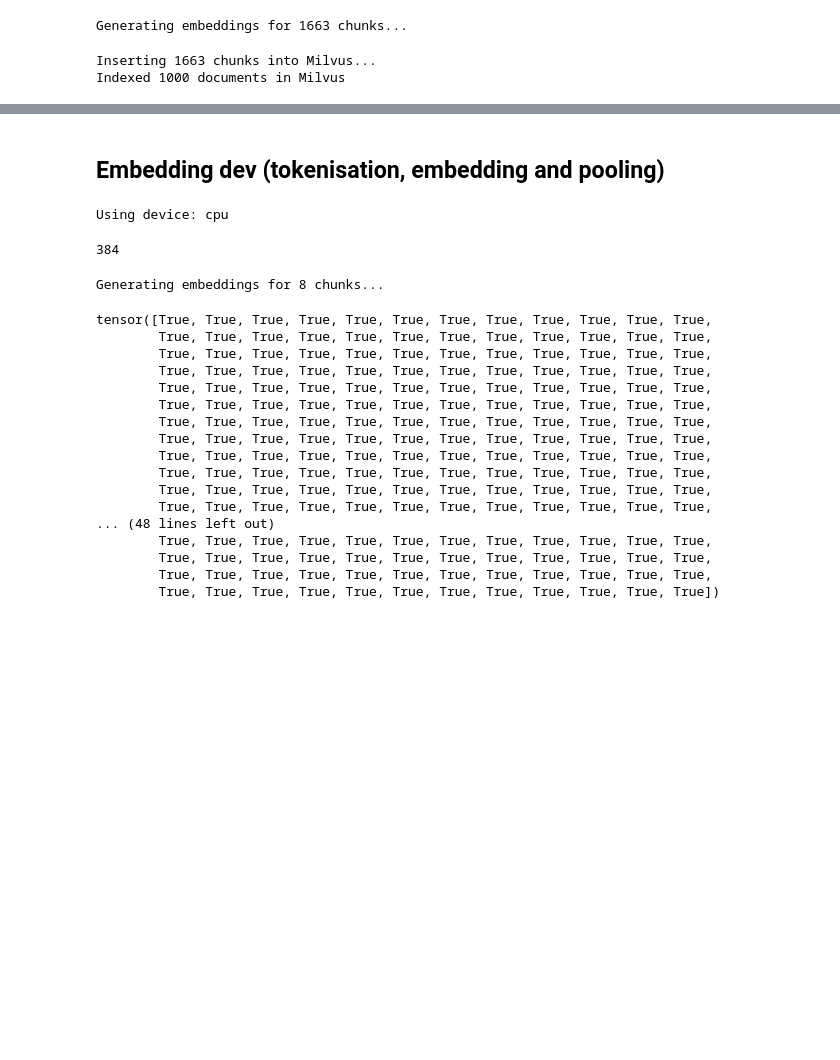
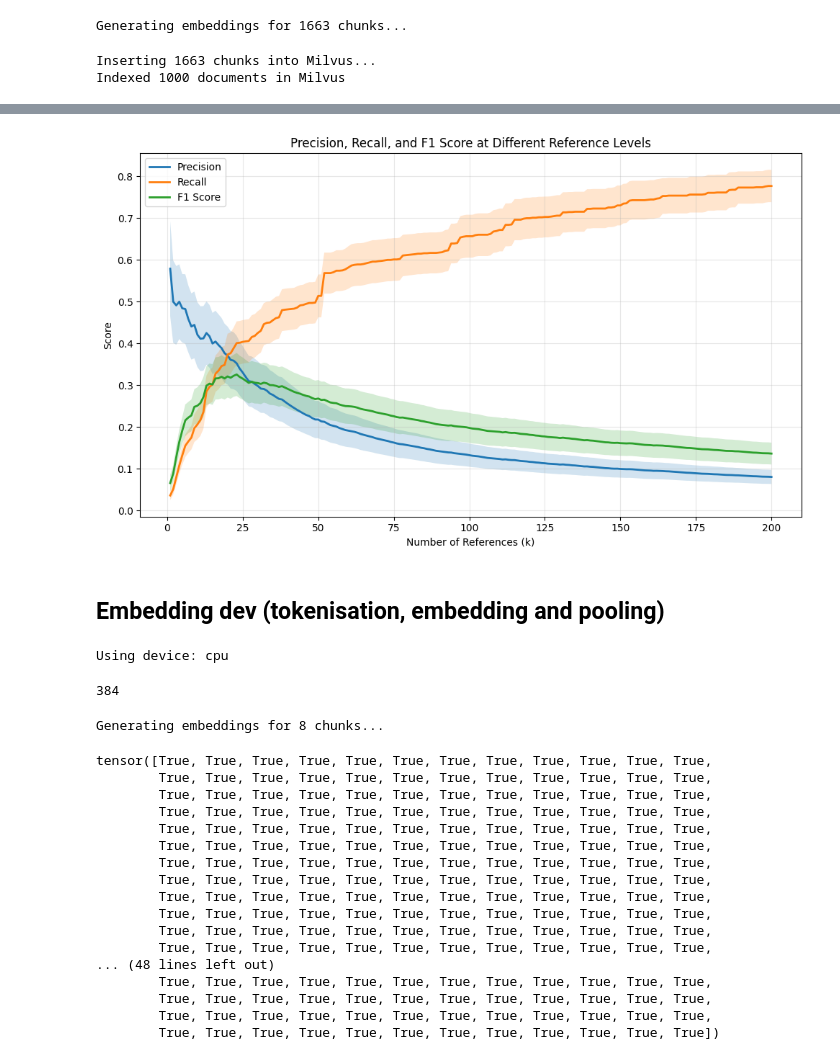
Before and after one commit to LuisCarretero/dsl-research-assistant, a Jupyter notebook: src/semantic_search/dev/embeddings.ipynb, the cells around one changed output, grey strips where cells are left out. Saved outputs shown, nothing was run; the diff lists cells and outputs as text; code cells hidden in the pictures; blank space fills up the shorter version.

```diff
--- a/src/semantic_search/dev/embeddings.ipynb
+++ b/src/semantic_search/dev/embeddings.ipynb
@@ -61,7 +70,14 @@ import pandas as pd
 first_n_papers = 20
 search_kwargs = {'search_type': 'hybrid'}
 
-df['fpath'].str.replace('/cluster/home/lcarretero/workspace/dsl/dsl-research-assistant', '/Users/luis/Desktop/ETH/Courses/SS25-DSL')
+
+df, ref_df = load_metadata(
+    '/Users/luis/Desktop/ETH/Courses/SS25-DSL/raw-data/metadata3',
+    filter_good_papers=True,
+    filter_good_references=True
+)
+# ref_df.rename(columns={'oaid': 'id', 'abstract': 'text'}, inplace=True)
+df['fpath'] = df['fpath'].str.replace('/cluster/home/lcarretero/workspace/dsl/dsl-research-assistant', '/Users/luis/Desktop/ETH/Courses/SS25-DSL')
 df['abstract'] = df['fpath'].apply(extract_abstract_from_md)
 df = df[df.abstract.apply(len) > 0]
 df = df.iloc[:first_n_papers]
@@ -85,3 +129,53 @@ TypeError: StringMethods.replace() got an unexpected keyword argument 'inplace'
+# %%
+import numpy as np
+import matplotlib.pyplot as plt
+
+results_df2 = results_df[results_df.prec_lvl1 != -1].iloc[:, 1:-3]
+
+mean_metrics = results_df2.mean(axis=0)
+err_metrics = results_df2.std(axis=0) / np.sqrt(len(df))
+
+# Extract metrics for different levels
+levels = []
+precision_values = []
+recall_values = []
+f1_values = []
+precision_err = []
+recall_err = []
+f1_err = []
+
+max_level = max([int(name.split('lvl')[-1]) for name in mean_metrics.index.tolist() if name.startswith('prec_lvl')])
+for level in range(1, max_level + 1):
+    level_str = f'lvl{level}'
+    if f'prec_{level_str}' in mean_metrics:
+        levels.append(level)
+        precision_values.append(mean_metrics[f'prec_{level_str}'])
+        recall_values.append(mean_metrics[f'rec_{level_str}'])
+        f1_values.append(mean_metrics[f'f1_{level_str}'])
+        precision_err.append(err_metrics[f'prec_{level_str}'])
+        recall_err.append(err_metrics[f'rec_{level_str}'])
+        f1_err.append(err_metrics[f'f1_{level_str}'])
+
+# Create the plot
+plt.figure(figsize=(10, 6))
+plt.plot(levels, precision_values, label='Precision', marker='', linewidth=2)
+plt.fill_between(levels, np.array(precision_values) - np.array(precision_err),
+                 np.array(precision_values) + np.array(precision_err), alpha=0.2)
+plt.plot(levels, recall_values, label='Recall', marker='', linewidth=2)
+plt.fill_between(levels, np.array(recall_values) - np.array(recall_err),
+                 np.array(recall_values) + np.array(recall_err), alpha=0.2)
+plt.plot(levels, f1_values, label='F1 Score', marker='', linewidth=2)
+plt.fill_between(levels, np.array(f1_values) - np.array(f1_err),
+                 np.array(f1_values) + np.array(f1_err), alpha=0.2)
+
+plt.xlabel('Number of References (k)')
+plt.ylabel('Score')
+plt.title('Precision, Recall, and F1 Score at Different Reference Levels')
+plt.legend()
+plt.grid(True, alpha=0.3)
+plt.tight_layout()
+# %% [output]
+[figure, added]
 # %% [markdown]
 ## Embedding dev (tokenisation, embedding and pooling)
 # %%
```
Also changed, not shown: parts of 7 cells of this notebook, 1 other file.
